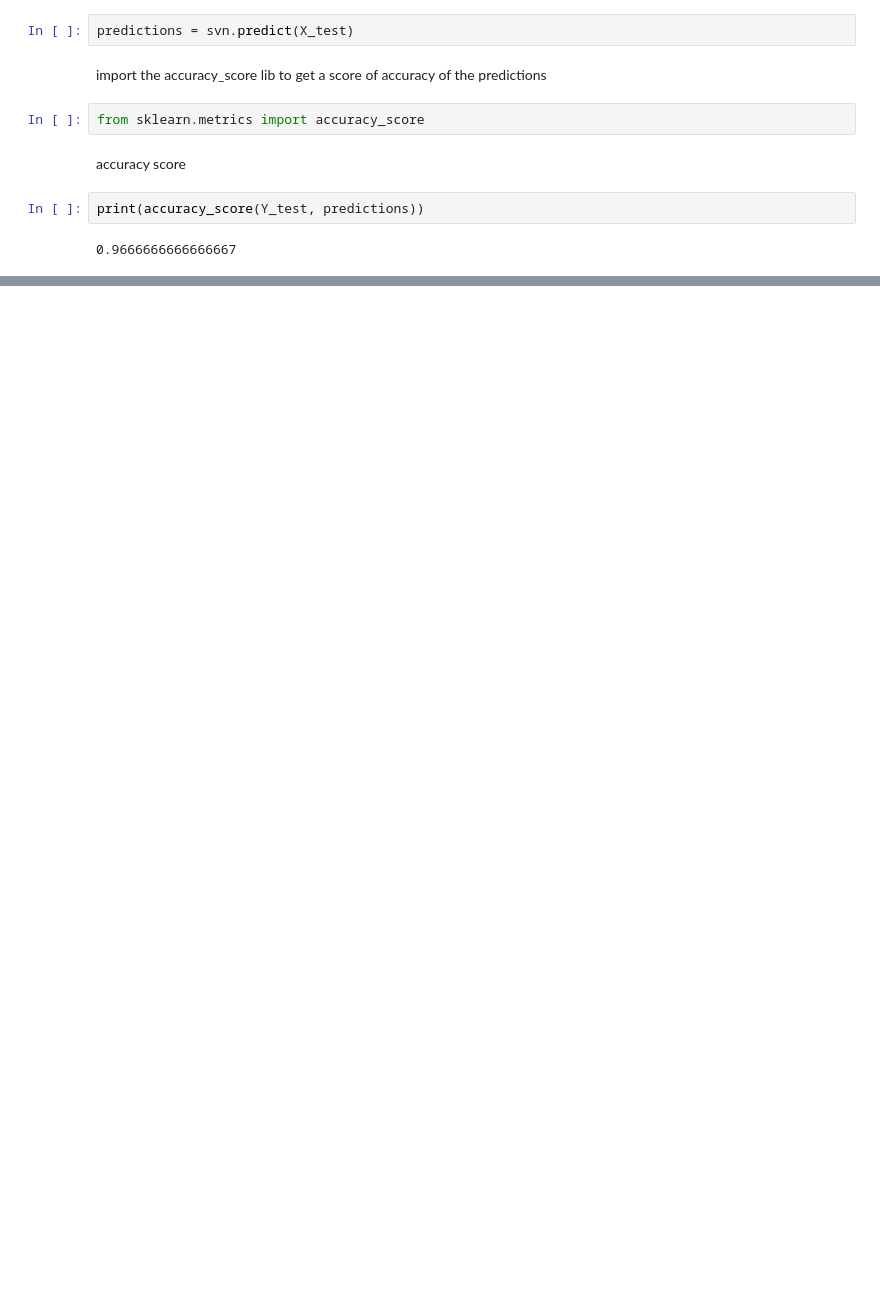
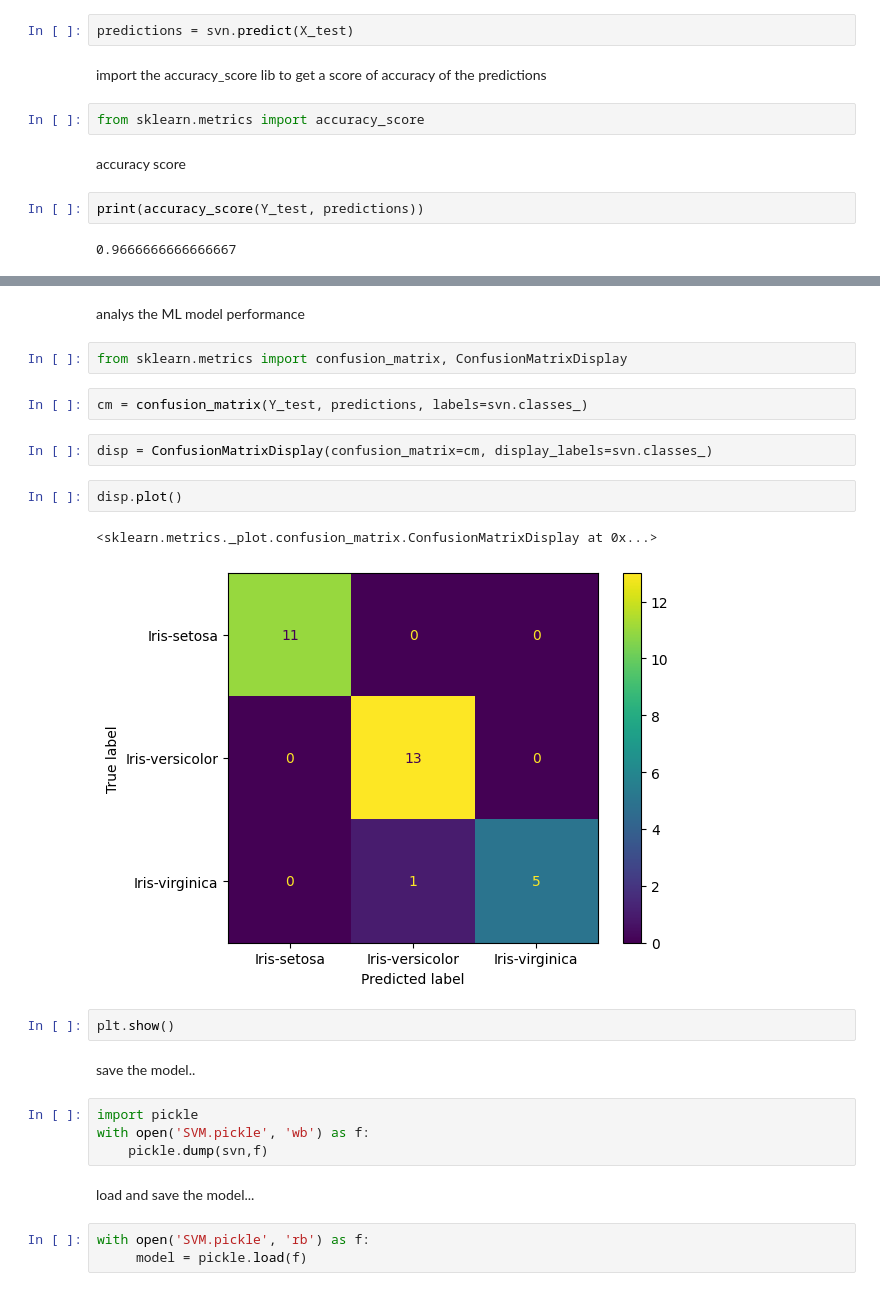
Before and after one commit to KavishkaVenuka/ML-Project-1, a Jupyter notebook: iris_flower.ipynb, the cells around one changed output, grey strips where cells are left out. Saved outputs shown, nothing was run; the diff lists cells and outputs as text; blank space fills up the shorter version.

Commit message:
analys the model performance and save the model

```diff
--- a/iris_flower.ipynb
+++ b/iris_flower.ipynb
@@ -135,0 +152,26 @@ print(accuracy_score(Y_test, predictions))
+# %% [markdown]
+analys the ML model performance
+# %%
+from sklearn.metrics import confusion_matrix, ConfusionMatrixDisplay
+# %%
+cm = confusion_matrix(Y_test, predictions, labels=svn.classes_)
+# %%
+disp = ConfusionMatrixDisplay(confusion_matrix=cm, display_labels=svn.classes_)
+# %%
+disp.plot()
+# %% [output]
+<sklearn.metrics._plot.confusion_matrix.ConfusionMatrixDisplay at 0x...>
+[figure, added]
+# %%
+plt.show()
+# %% [markdown]
+save the model..
+# %%
+import pickle
+with open('SVM.pickle', 'wb') as f:
+    pickle.dump(svn,f)
+# %% [markdown]
+load and save the model...
+# %%
+with open('SVM.pickle', 'rb') as f:
+     model = pickle.load(f)
```
Also changed, not shown: parts of 4 cells of this notebook.
